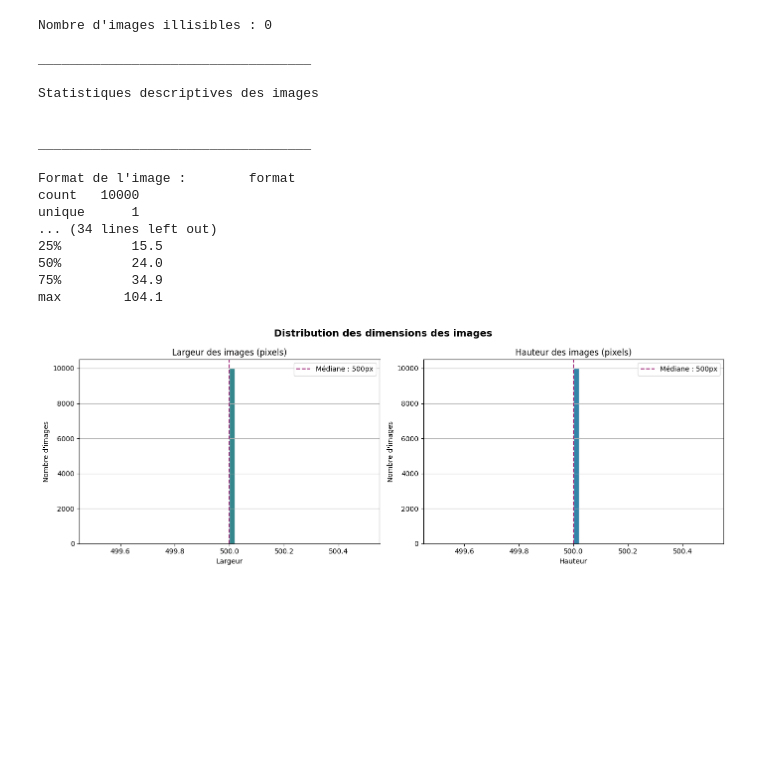
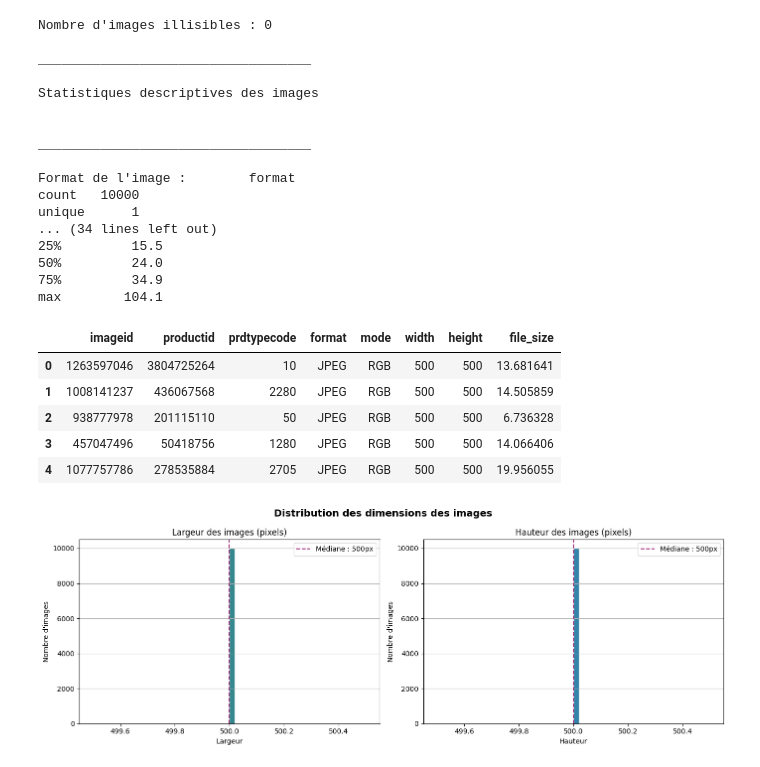
Before and after one commit to YacineA7/Rakuten-MLE-DEC25, a Jupyter notebook: notebooks/DataExploration_Images.ipynb, the cells around one changed output. Drawn from its saved outputs; the diff is of its cells as text; code cells hidden in the pictures; blank space fills up the shorter version.

```diff
--- a/notebooks/DataExploration_Images.ipynb
+++ b/notebooks/DataExploration_Images.ipynb
@@ -132,6 +141,15 @@ unique      1
 50%         24.0
 75%         34.9
 max        104.1
+# %%
+display(df_metadata.head())
+# %% [output]
+|  | imageid | productid | prdtypecode | format | mode | width | height | file_size |
+| 0 | 1263597046 | 3804725264 | 10 | JPEG | RGB | 500 | 500 | 13.681641 |
+| 1 | 1008141237 | 436067568 | 2280 | JPEG | RGB | 500 | 500 | 14.505859 |
+| 2 | 938777978 | 201115110 | 50 | JPEG | RGB | 500 | 500 | 6.736328 |
+| 3 | 457047496 | 50418756 | 1280 | JPEG | RGB | 500 | 500 | 14.066406 |
+| 4 | 1077757786 | 278535884 | 2705 | JPEG | RGB | 500 | 500 | 19.956055 |
 # %%
 # Visualisation de la distribution des dimensions des images
 fig, axes = plt.subplots(1, 2, figsize=(14, 5))
```
Also changed, not shown: parts of 1 cell of this notebook, 23 other files.
